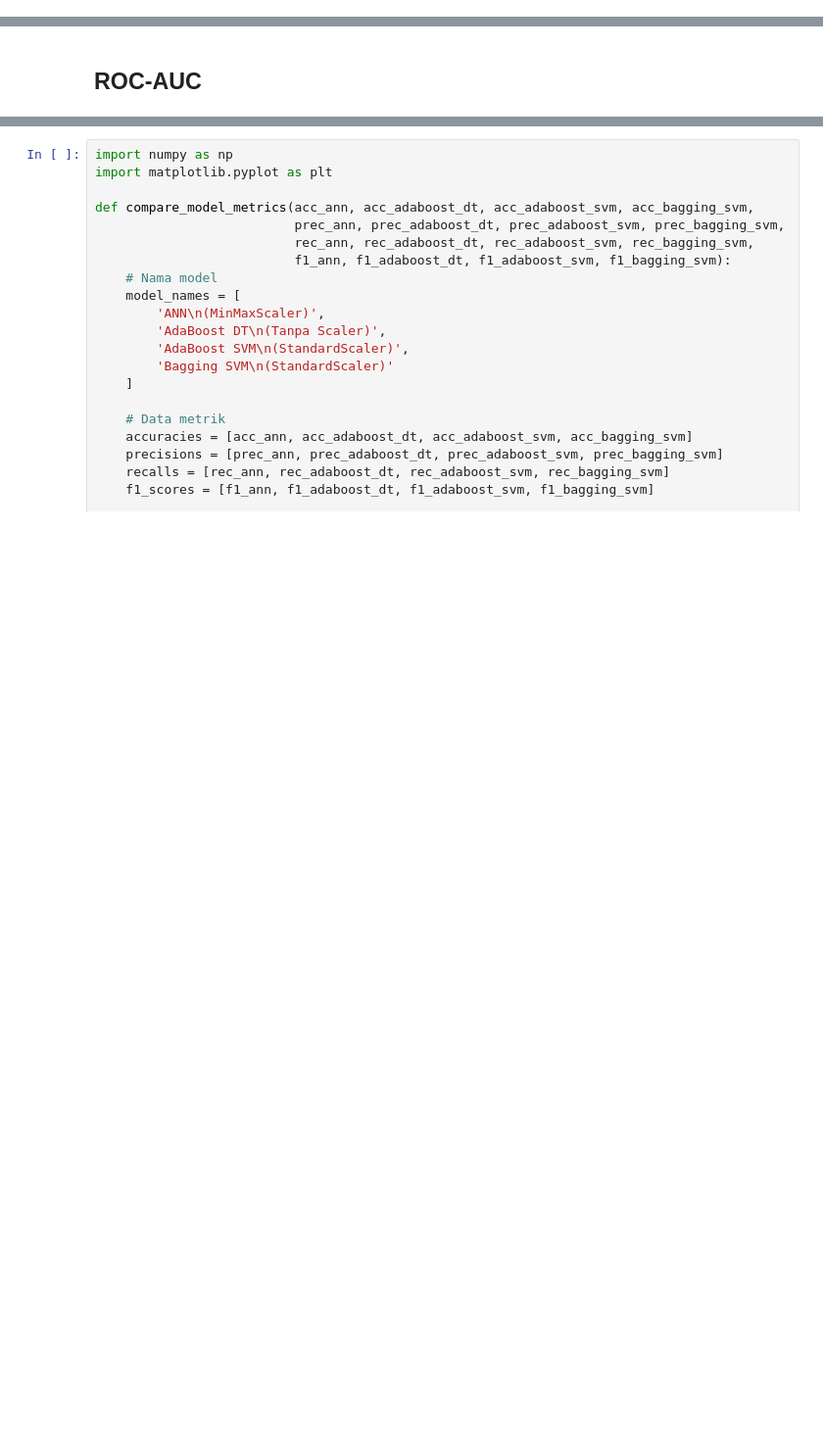
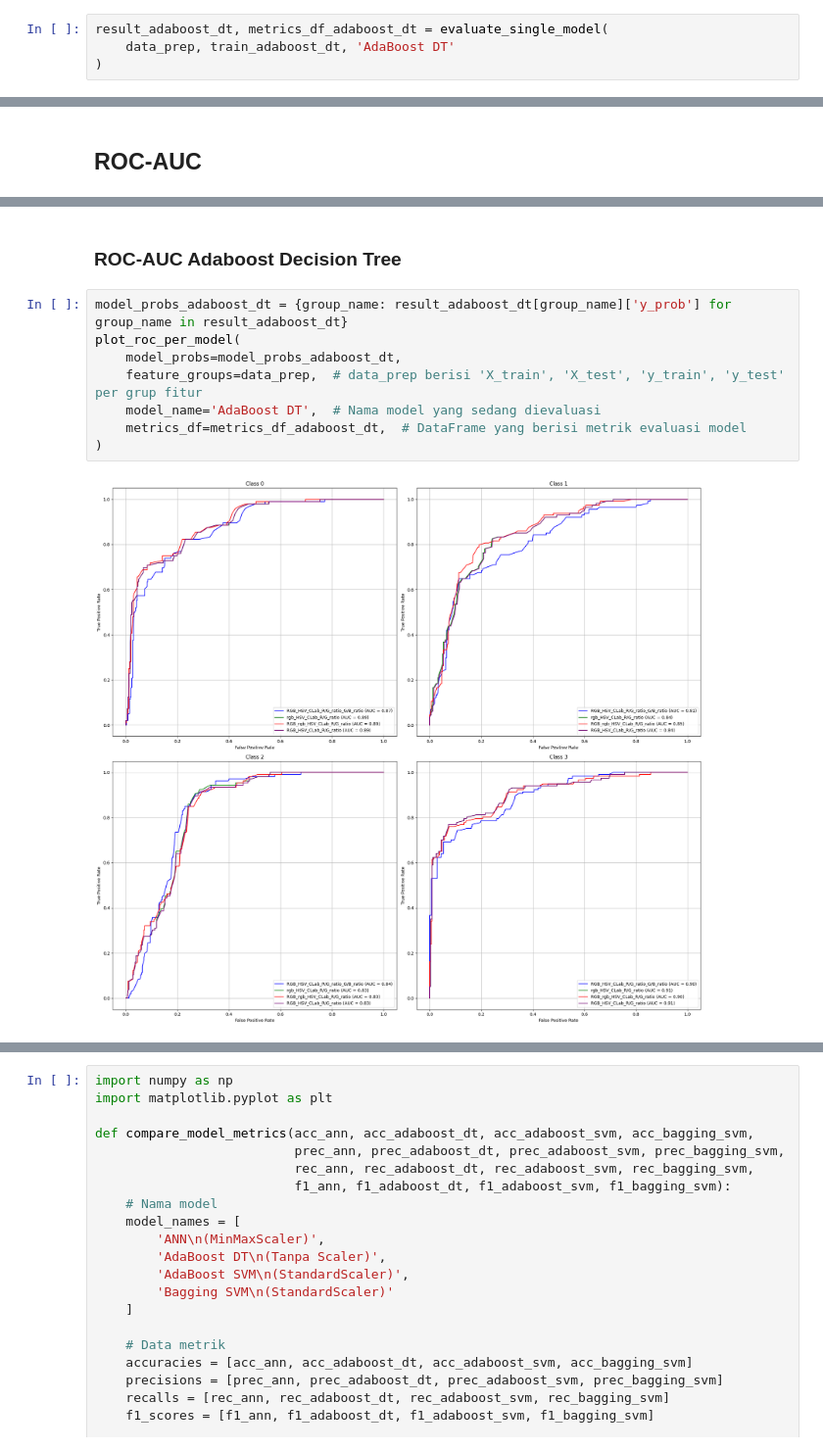
Before and after one commit to BimaBayuUWUUU/2141720019_TA_BIMA-BAYU-SAPUTRA, a Jupyter notebook: Ipynb/BismillahSatu.ipynb, the cells around one changed output, grey strips where cells are left out. Shown at 98% size. Saved outputs shown, nothing was run; the diff lists cells and outputs as text; blank space fills up the shorter version.

```diff
--- a/Ipynb/BismillahSatu.ipynb
+++ b/Ipynb/BismillahSatu.ipynb
@@ -614,0 +841,4 @@ weighted avg       0.59      0.55      0.57       433
+# %%
+result_adaboost_dt, metrics_df_adaboost_dt = evaluate_single_model(
+    data_prep, train_adaboost_dt, 'AdaBoost DT'
+)
@@ -722,0 +1414,12 @@ plot_roc_per_class(model_probs)
+# %% [markdown]
+### **ROC-AUC Adaboost Decision Tree**
+# %%
+model_probs_adaboost_dt = {group_name: result_adaboost_dt[group_name]['y_prob'] for group_name in result_adaboost_dt}
+plot_roc_per_model(
+    model_probs=model_probs_adaboost_dt,
+    feature_groups=data_prep,  # data_prep berisi 'X_train', 'X_test', 'y_train', 'y_test' per grup fitur
+    model_name='AdaBoost DT',  # Nama model yang sedang dievaluasi
+    metrics_df=metrics_df_adaboost_dt,  # DataFrame yang berisi metrik evaluasi model
+)
+# %% [output]
+[figure, added]
```
Also changed, not shown: parts of 54 cells of this notebook.
